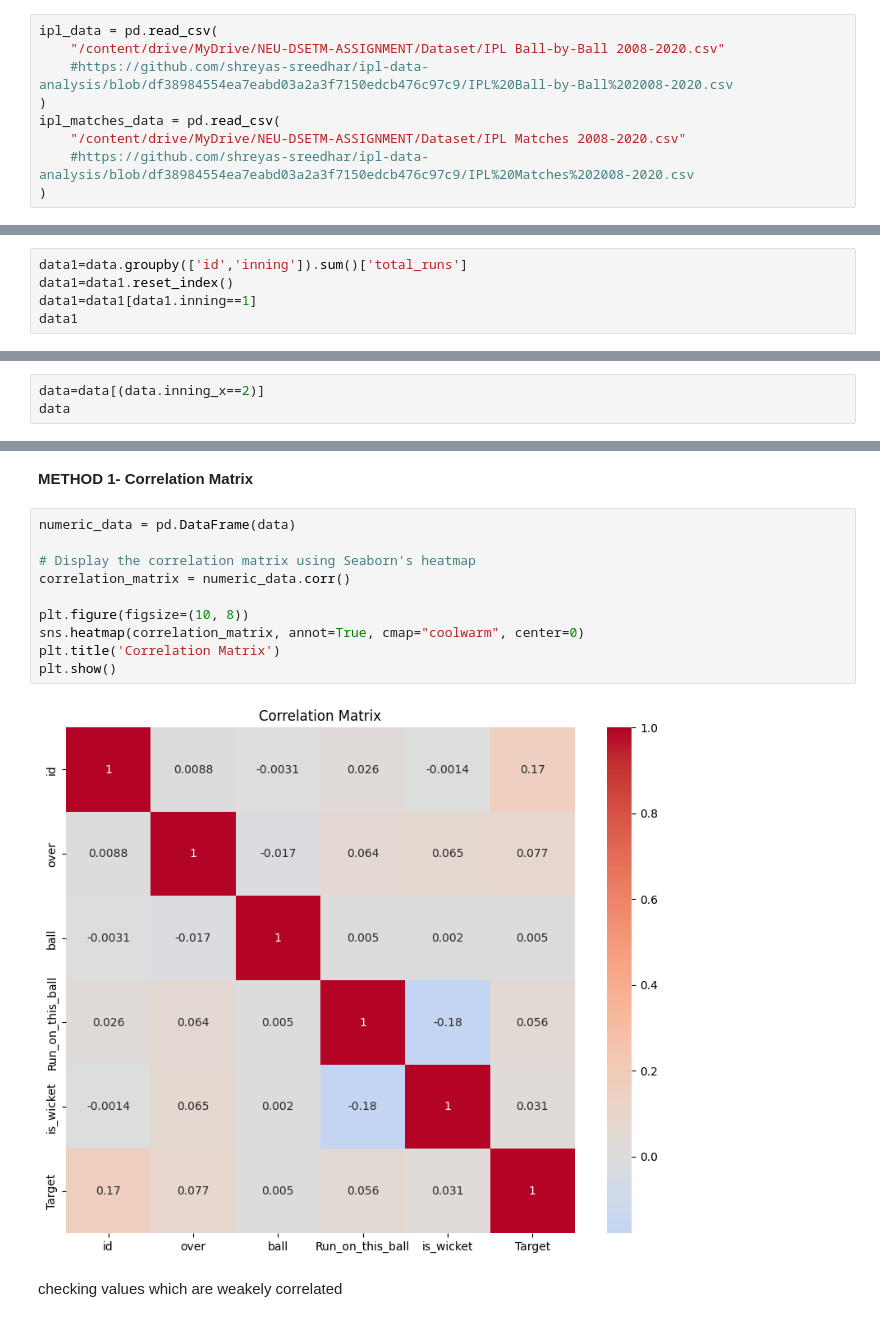
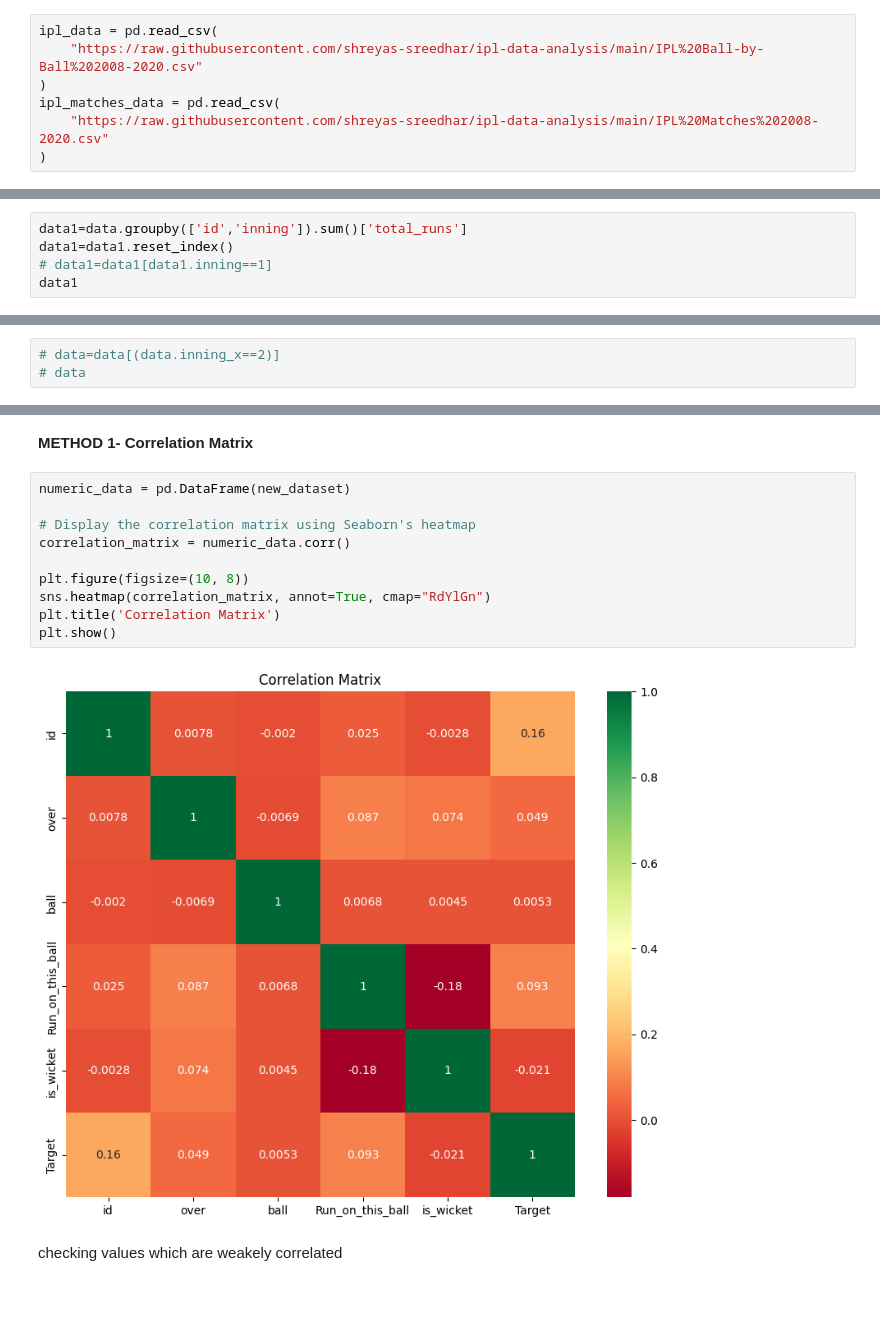
Before and after one commit to shreyas-sreedhar/HTML-JavaScript-Viewer-Time-based-Greetings-Emojis, a Jupyter notebook: DSETM_Assignment_1.ipynb, the cells around one changed output, grey strips where cells are left out. Drawn from its saved outputs; the diff is of its cells as text.

```diff
--- a/DSETM_Assignment_1.ipynb
+++ b/DSETM_Assignment_1.ipynb
@@ -80,12 +80,10 @@ import matplotlib.pylab as plt
 from matplotlib import pyplot
 # %%
 ipl_data = pd.read_csv(
-    "/content/drive/MyDrive/NEU-DSETM-ASSIGNMENT/Dataset/IPL Ball-by-Ball 2008-2020.csv"
-    #https://github.com/shreyas-sreedhar/ipl-data-analysis/blob/df38984554ea7eabd03a2a3f7150edcb476c97c9/IPL%20Ball-by-Ball%202008-2020.csv
+    "https://raw.githubusercontent.com/shreyas-sreedhar/ipl-data-analysis/main/IPL%20Ball-by-Ball%202008-2020.csv"
 )
 ipl_matches_data = pd.read_csv(
-    "/content/drive/MyDrive/NEU-DSETM-ASSIGNMENT/Dataset/IPL Matches 2008-2020.csv"
-    #https://github.com/shreyas-sreedhar/ipl-data-analysis/blob/df38984554ea7eabd03a2a3f7150edcb476c97c9/IPL%20Matches%202008-2020.csv
+    "https://raw.githubusercontent.com/shreyas-sreedhar/ipl-data-analysis/main/IPL%20Matches%202008-2020.csv"
 )
 # %%
 # Viewing data in the file
@@ -361,7 +359,7 @@ data.head()
 # %%
 data1=data.groupby(['id','inning']).sum()['total_runs']
 data1=data1.reset_index()
-data1=data1[data1.inning==1]
+# data1=data1[data1.inning==1]
 data1
 # %% [output]
 |  | id | inning | total_runs |
@@ -415,3 +413,3 @@ data
 # %%
-data=data[(data.inning_x==2)]
-data
+# data=data[(data.inning_x==2)]
+# data
@@ -733,17 +625,17 @@ data
 # %% [markdown]
 **METHOD 1- Correlation** **Matrix**
 # %%
-numeric_data = pd.DataFrame(data)
+numeric_data = pd.DataFrame(new_dataset)
 
 # Display the correlation matrix using Seaborn's heatmap
 correlation_matrix = numeric_data.corr()
 
 plt.figure(figsize=(10, 8))
-sns.heatmap(correlation_matrix, annot=True, cmap="coolwarm", center=0)
+sns.heatmap(correlation_matrix, annot=True, cmap="RdYlGn")
 plt.title('Correlation Matrix')
 plt.show()
 # %% [output]
-[figure, old version]
+[figure, new version]
 # %% [markdown]
 checking values which are weakely correlated
 # %%
```
Also changed, not shown: parts of 62 cells of this notebook.
